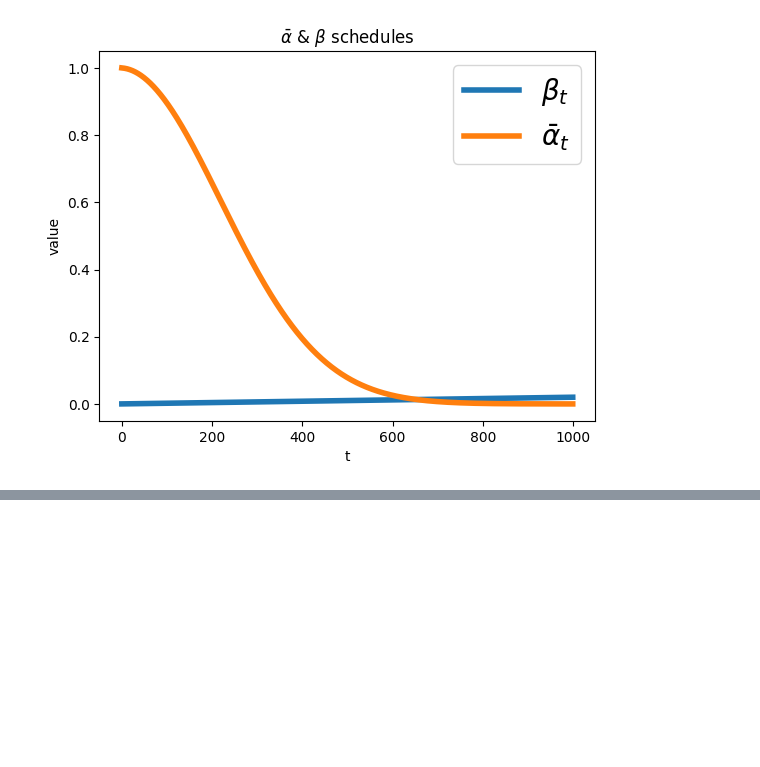
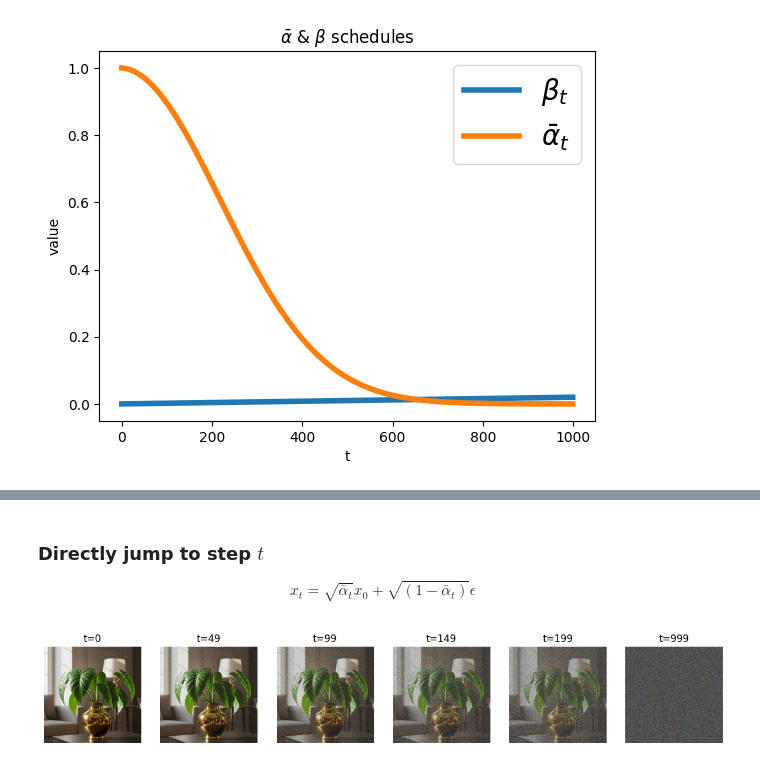
Before and after one commit to PyML-studio/diffusion, a Jupyter notebook: 01-theory/diffusion.ipynb, the cells around one changed output, grey strips where cells are left out. Cells and saved outputs as stored; diff of their text form; code cells hidden in the pictures; blank space fills up the shorter version.

```diff
--- a/01-theory/diffusion.ipynb
+++ b/01-theory/diffusion.ipynb
@@ -119,2 +121,42 @@ visualize_forward_process(image, noised_images, timesteps_to_show)
+# %% [markdown]
+### Directly jump to step $t$
+
+
+$$x_t = \sqrt{\bar{\alpha}_t}x_0 + \sqrt{(1-\bar{\alpha}_t)}\epsilon$$
+# %%
+# Define the forward diffusion process
+# directly jump to the timestep you want to see
+def forward_diffusion(image, alpha_bar_t):
+    """
+    Add noise to the image over timesteps
+    following a diffusion schedule.
+    """
+    noise = np.random.normal(0, 1, image.shape)
+    noised_image = np.sqrt(alpha_bar_t) * image + np.sqrt(1 - alpha_bar_t) * noise
+    return noised_image
+# %%
+image = Image.open("images/plant.jpg")
+image = np.asarray(image).astype(np.float32) / 255
+image = resize(image, (1024, 1024), anti_aliasing=True)
+
+total_steps = 1000  # Number of diffusion steps
+beta_min, beta_max = 0.0001, 0.02
+betas = np.linspace(beta_min, beta_max, total_steps)  # Linear schedule
+alphas = 1 - betas
+alphas_cumprod = np.cumprod(alphas)
+
+
+
+noised_images = [(0, image.copy())]
+for t in [49, 99, 149, 199, 999]:
+    noised_image = forward_diffusion(
+        image.copy(), alphas_cumprod[t]
+    )
+    noised_images.append((t, noised_image))
+
+# Visualize forward process
+visualize_forward_process(noised_images)
+# %% [output]
+[figure, added]
 # %% [markdown]
 <img src="images/training.png" alt="training" width="400"/>
```
Also changed, not shown: parts of 6 cells of this notebook.
